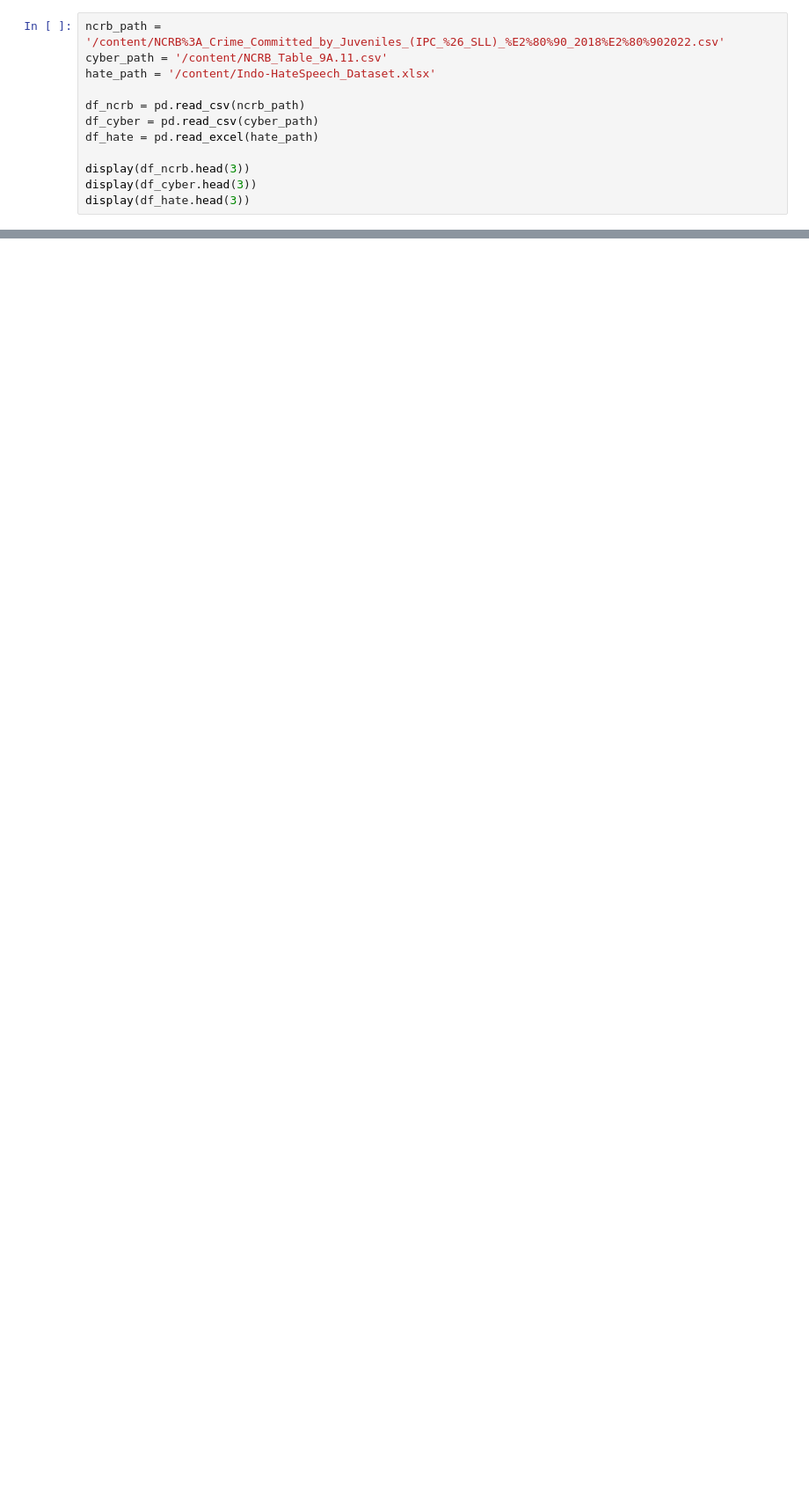
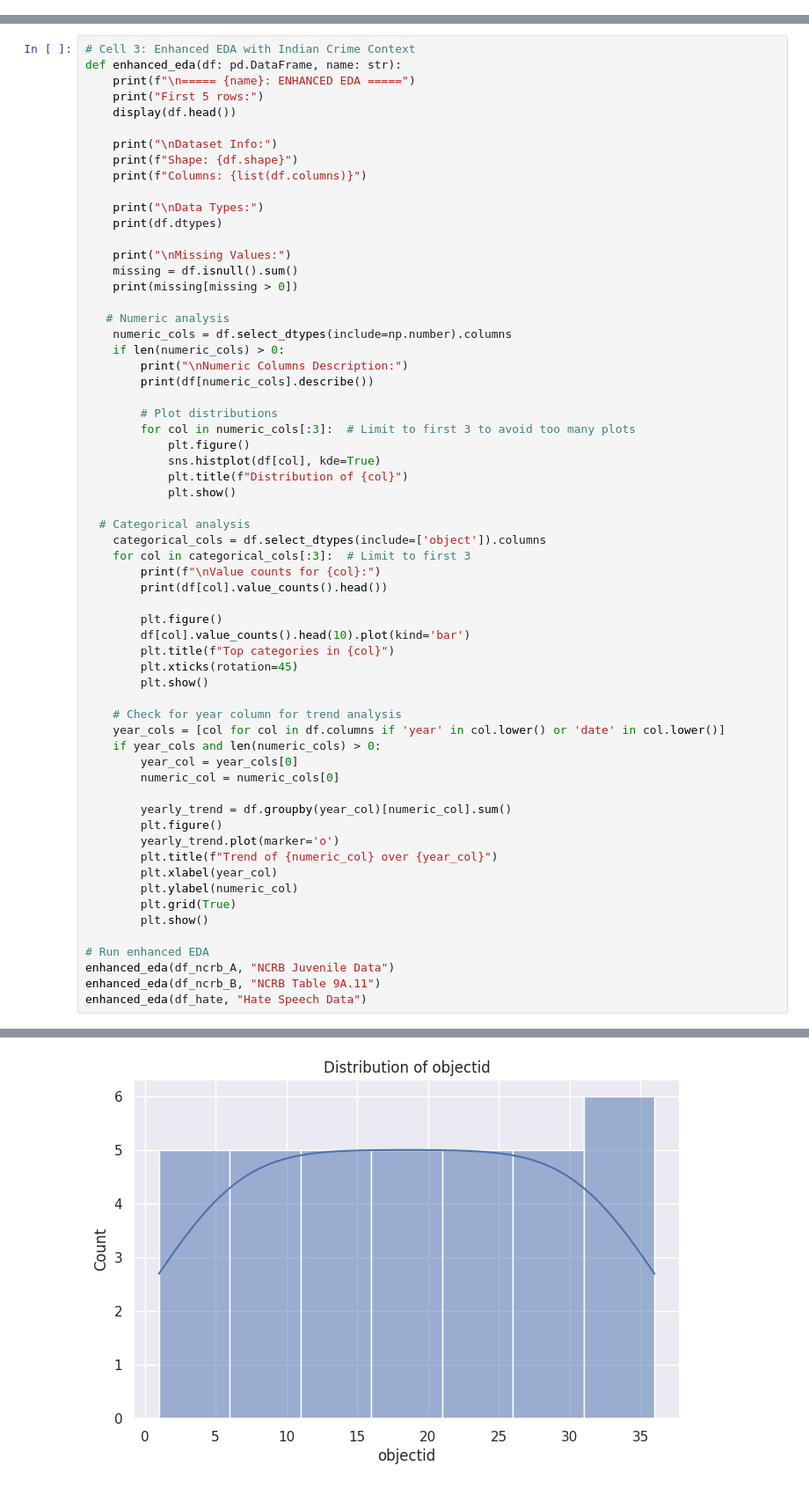
Before and after one commit to kedarnathkedu/NLP_projects, a Jupyter notebook: crime_Analysis_nlp_project.ipynb, the cells around one changed output, grey strips where cells are left out. Shown at 88% size. Drawn from its saved outputs; the diff is of its cells as text; blank space fills up the shorter version.

```diff
--- a/crime_Analysis_nlp_project.ipynb
+++ b/crime_Analysis_nlp_project.ipynb
@@ -75,12 +2,0 @@ class CrimeNLPAnalyzer:
-# %%
-ncrb_path = '/content/NCRB%3A_Crime_Committed_by_Juveniles_(IPC_%26_SLL)_%E2%80%90_2018%E2%80%902022.csv'
-cyber_path = '/content/NCRB_Table_9A.11.csv'
-hate_path = '/content/Indo-HateSpeech_Dataset.xlsx'
-
-df_ncrb = pd.read_csv(ncrb_path)
-df_cyber = pd.read_csv(cyber_path)
-df_hate = pd.read_excel(hate_path)
-
-display(df_ncrb.head(3))
-display(df_cyber.head(3))
-display(df_hate.head(3))
@@ -192,0 +123,63 @@ IndentationError: unexpected indent (ipython-input-10805460.py, line 3)
+# %%
+# Cell 3: Enhanced EDA with Indian Crime Context
+def enhanced_eda(df: pd.DataFrame, name: str):
+    print(f"\n===== {name}: ENHANCED EDA =====")
+    print("First 5 rows:")
+    display(df.head())
+
+    print("\nDataset Info:")
+    print(f"Shape: {df.shape}")
+    print(f"Columns: {list(df.columns)}")
+
+    print("\nData Types:")
+    print(df.dtypes)
+
+    print("\nMissing Values:")
+    missing = df.isnull().sum()
+    print(missing[missing > 0])
+
+   # Numeric analysis
+    numeric_cols = df.select_dtypes(include=np.number).columns
+    if len(numeric_cols) > 0:
+        print("\nNumeric Columns Description:")
+        print(df[numeric_cols].describe())
+
+        # Plot distributions
+        for col in numeric_cols[:3]:  # Limit to first 3 to avoid too many plots
+            plt.figure()
+            sns.histplot(df[col], kde=True)
+            plt.title(f"Distribution of {col}")
+            plt.show()
+
+  # Categorical analysis
+    categorical_cols = df.select_dtypes(include=['object']).columns
+    for col in categorical_cols[:3]:  # Limit to first 3
+        print(f"\nValue counts for {col}:")
+        print(df[col].value_counts().head())
+
+        plt.figure()
+        df[col].value_counts().head(10).plot(kind='bar')
+        plt.title(f"Top categories in {col}")
+        plt.xticks(rotation=45)
+        plt.show()
+
+    # Check for year column for trend analysis
+    year_cols = [col for col in df.columns if 'year' in col.lower() or 'date' in col.lower()]
+    if year_cols and len(numeric_cols) > 0:
+        year_col = year_cols[0]
+        numeric_col = numeric_cols[0]
+
+        yearly_trend = df.groupby(year_col)[numeric_col].sum()
+        plt.figure()
+        yearly_trend.plot(marker='o')
+        plt.title(f"Trend of {numeric_col} over {year_col}")
+        plt.xlabel(year_col)
+        plt.ylabel(numeric_col)
+        plt.grid(True)
+        plt.show()
+
+# Run enhanced EDA
+enhanced_eda(df_ncrb_A, "NCRB Juvenile Data")
+enhanced_eda(df_ncrb_B, "NCRB Table 9A.11")
+enhanced_eda(df_hate, "Hate Speech Data")
+# %% [output]
@@ -192,0 +211 @@ IndentationError: unexpected indent (ipython-input-10805460.py, line 3)
+[figure, added]
```
Also changed, not shown: parts of 22 cells of this notebook.
